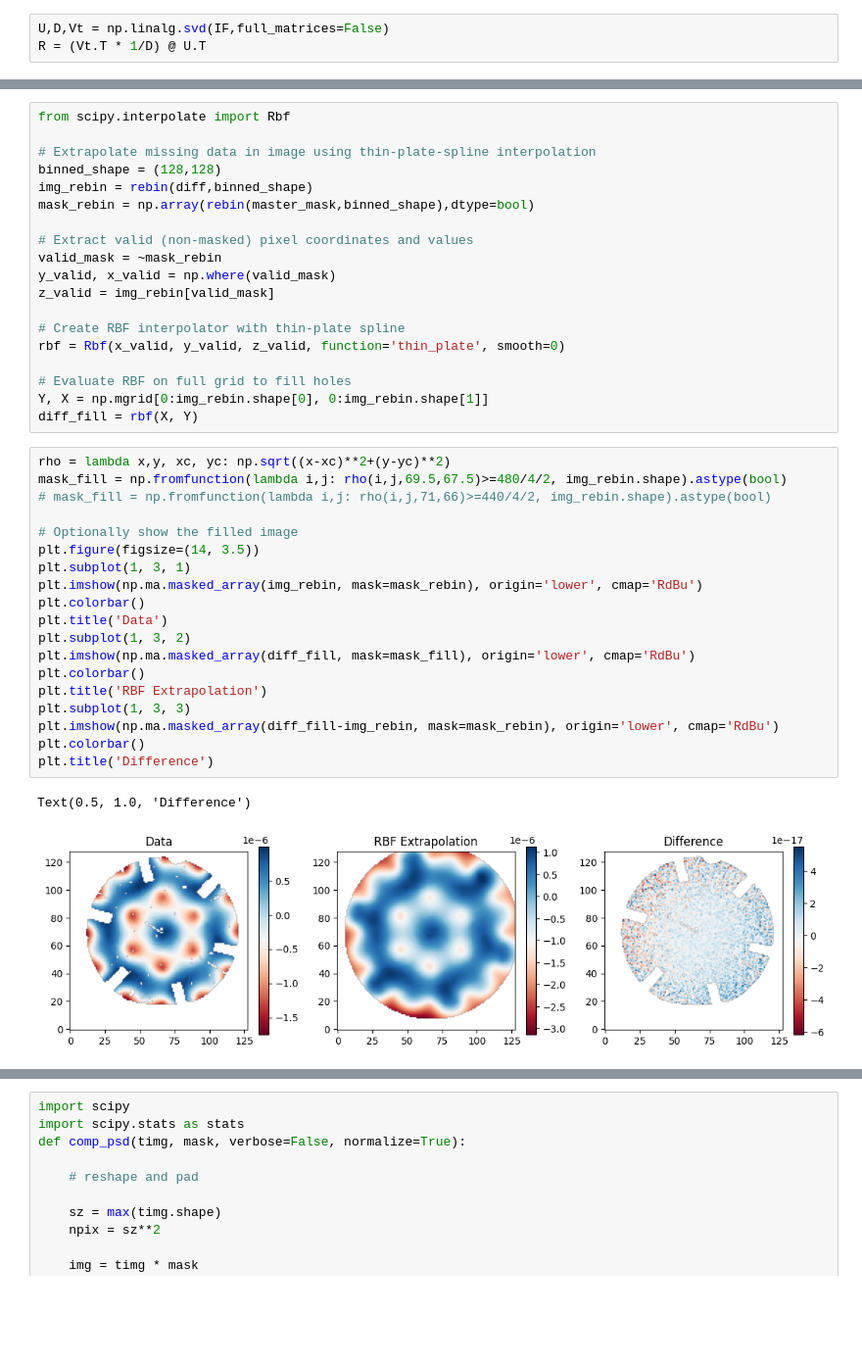
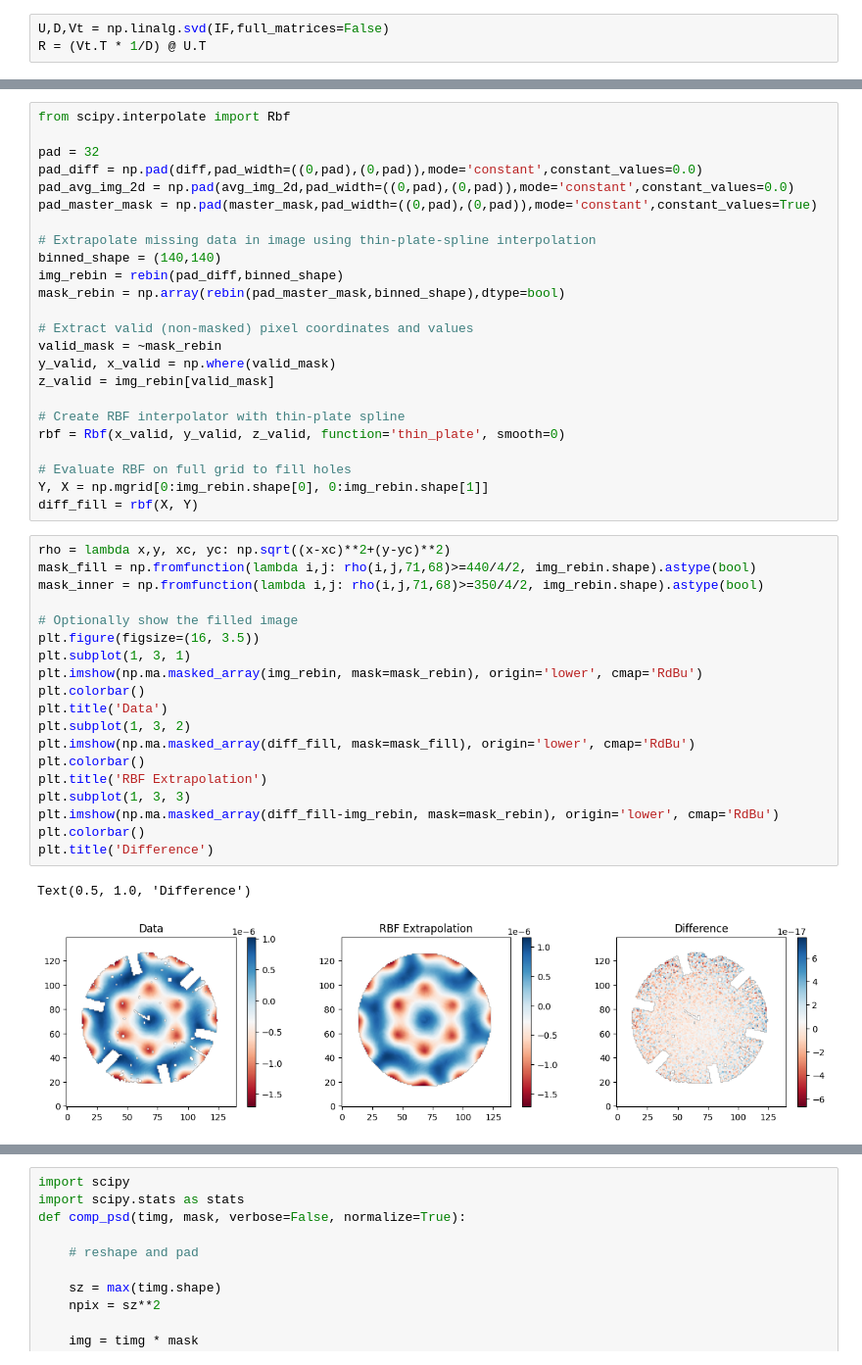
Before and after one commit to runabriguglio/SPLATT, a Jupyter notebook: splattsw/JupyterNotebooks/scratchSplattFlat.ipynb, the cells around one changed output, grey strips where cells are left out. Shown at 98% size. Cells and saved outputs as stored; diff of their text form; blank space fills up the shorter version.

```diff
--- a/splattsw/JupyterNotebooks/scratchSplattFlat.ipynb
+++ b/splattsw/JupyterNotebooks/scratchSplattFlat.ipynb
@@ -105,10 +150,15 @@ Text(0.5, 1.0, 'Residual shape\nRMS=586.3nm')
 # %%
 from scipy.interpolate import Rbf
 
+pad = 32
+pad_diff = np.pad(diff,pad_width=((0,pad),(0,pad)),mode='constant',constant_values=0.0)
+pad_avg_img_2d = np.pad(avg_img_2d,pad_width=((0,pad),(0,pad)),mode='constant',constant_values=0.0)
+pad_master_mask = np.pad(master_mask,pad_width=((0,pad),(0,pad)),mode='constant',constant_values=True)
+
 # Extrapolate missing data in image using thin-plate-spline interpolation
-binned_shape = (128,128)
-img_rebin = rebin(diff,binned_shape)
-mask_rebin = np.array(rebin(master_mask,binned_shape),dtype=bool)
+binned_shape = (140,140)
+img_rebin = rebin(pad_diff,binned_shape)
+mask_rebin = np.array(rebin(pad_master_mask,binned_shape),dtype=bool)
 
 # Extract valid (non-masked) pixel coordinates and values
 valid_mask = ~mask_rebin
@@ -123,26 +173,26 @@ Y, X = np.mgrid[0:img_rebin.shape[0], 0:img_rebin.shape[1]]
 diff_fill = rbf(X, Y)
 # %%
 rho = lambda x,y, xc, yc: np.sqrt((x-xc)**2+(y-yc)**2)
-mask_fill = np.fromfunction(lambda i,j: rho(i,j,69.5,67.5)>=480/4/2, img_rebin.shape).astype(bool)
-# mask_fill = np.fromfunction(lambda i,j: rho(i,j,71,66)>=440/4/2, img_rebin.shape).astype(bool)
+mask_fill = np.fromfunction(lambda i,j: rho(i,j,71,68)>=440/4/2, img_rebin.shape).astype(bool)
+mask_inner = np.fromfunction(lambda i,j: rho(i,j,71,68)>=350/4/2, img_rebin.shape).astype(bool)
 
 # Optionally show the filled image
-plt.figure(figsize=(14, 3.5))
+plt.figure(figsize=(16, 3.5))
 plt.subplot(1, 3, 1)
 plt.imshow(np.ma.masked_array(img_rebin, mask=mask_rebin), origin='lower', cmap='RdBu')
 plt.colorbar()
 plt.title('Data')
 plt.subplot(1, 3, 2)
 plt.imshow(np.ma.masked_array(diff_fill, mask=mask_fill), origin='lower', cmap='RdBu')
 plt.colorbar()
 plt.title('RBF Extrapolation')
 plt.subplot(1, 3, 3)
 plt.imshow(np.ma.masked_array(diff_fill-img_rebin, mask=mask_rebin), origin='lower', cmap='RdBu')
 plt.colorbar()
 plt.title('Difference')
 # %% [output]
 Text(0.5, 1.0, 'Difference')
-[figure, old version]
+[figure, new version]
 # %%
 # rebin mask and IFs
 IF = np.zeros([np.sum(1-mask_rebin.astype(bool)),IF.shape[1]])
```
Also changed, not shown: parts of 16 cells of this notebook, 1 other file.
